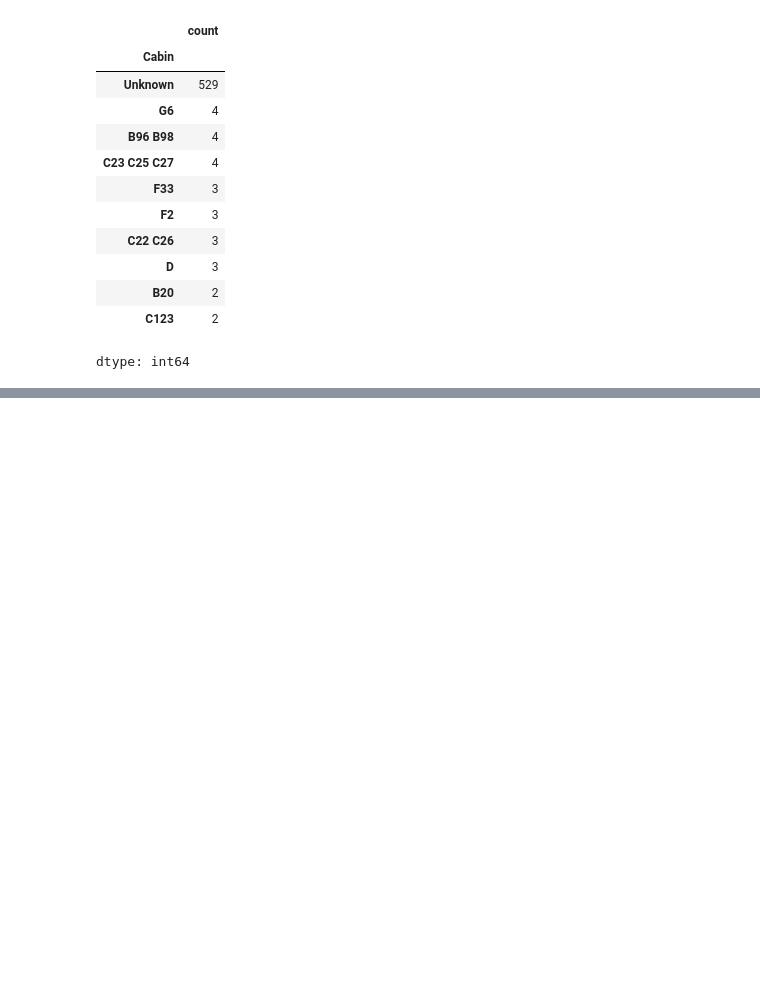
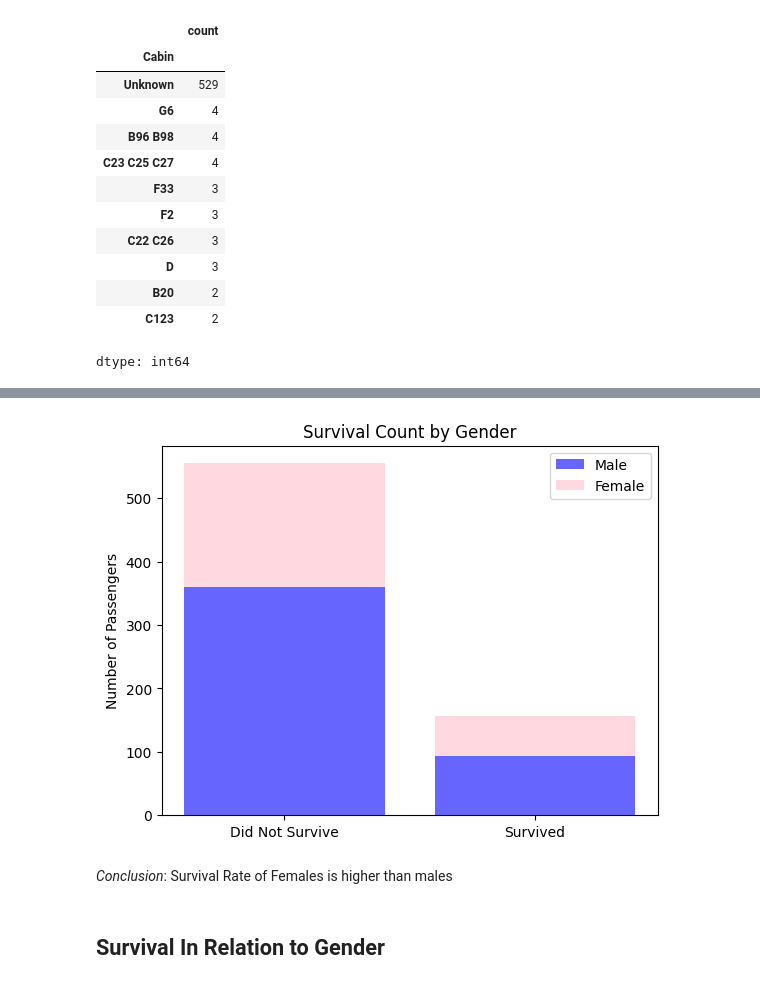
Before and after one commit to rawbil/models_V1, a Jupyter notebook: titanic_model/csvs/model1.ipynb, the cells around one changed output, grey strips where cells are left out. Saved outputs shown, nothing was run; the diff lists cells and outputs as text; code cells hidden in the pictures; blank space fills up the shorter version.

```diff
--- a/titanic_model/csvs/model1.ipynb
+++ b/titanic_model/csvs/model1.ipynb
@@ -278,0 +313,17 @@ dtype: int64
+# %%
+male_survived = df[df['Sex'] == 1]['Survived'].value_counts()
+female_survived = df[df['Sex'] == 0]['Survived'].value_counts()
+
+plt.bar([0, 1], male_survived.values, color='blue', alpha=0.6, label='Male')
+plt.bar([0, 1], female_survived.values, color='pink', alpha=0.6, label='Female', bottom=male_survived.values)
+plt.xticks([0, 1], ['Did Not Survive', 'Survived'])
+plt.ylabel('Number of Passengers')
+plt.title('Survival Count by Gender')
+plt.legend()
+plt.show()
+# %% [output]
+[figure, added]
+# %% [markdown]
+*Conclusion*: Survival Rate of Females is higher than males
+# %% [markdown]
+## Survival In Relation to Gender
```
Also changed, not shown: parts of 2 cells of this notebook.
